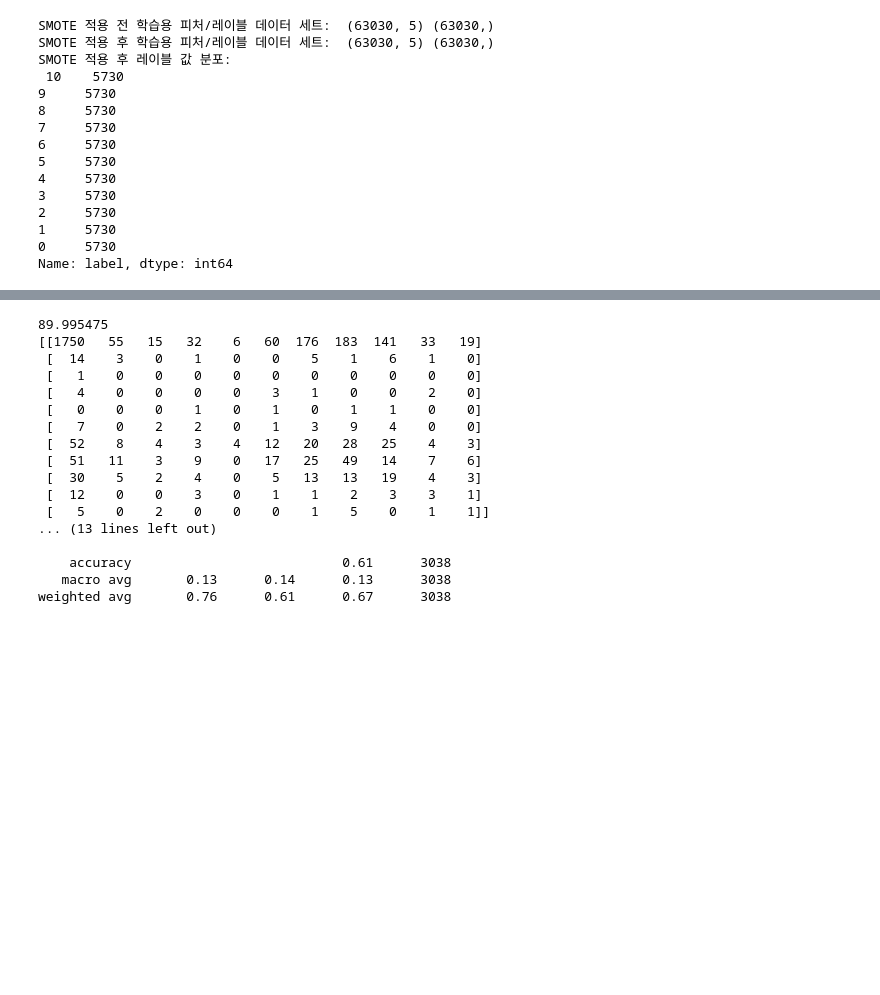
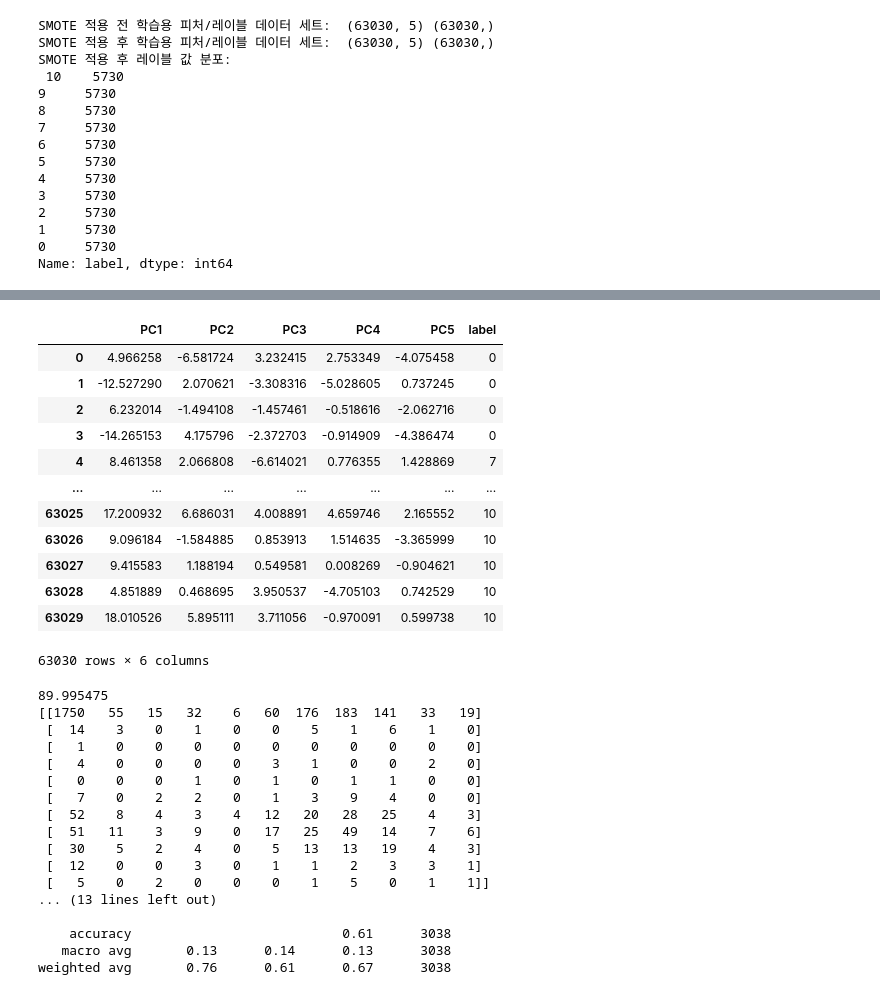
Before and after one commit to gjwlsdnr0115/Customer-Predict-Model, a Jupyter notebook: model_pretrain.ipynb, the cells around one changed output, grey strips where cells are left out. Drawn from its saved outputs; the diff is of its cells as text; code cells hidden in the pictures; blank space fills up the shorter version.

```diff
--- a/model_pretrain.ipynb
+++ b/model_pretrain.ipynb
@@ -144,3 +151,19 @@ Name: label, dtype: int64
+# %%
+temp
+# %% [output]
+|  | PC1 | PC2 | PC3 | PC4 | PC5 | label |
+| 0 | 4.966258 | -6.581724 | 3.232415 | 2.753349 | -4.075458 | 0 |
+| 1 | -12.527290 | 2.070621 | -3.308316 | -5.028605 | 0.737245 | 0 |
+| 2 | 6.232014 | -1.494108 | -1.457461 | -0.518616 | -2.062716 | 0 |
+| 3 | -14.265153 | 4.175796 | -2.372703 | -0.914909 | -4.386474 | 0 |
+| 4 | 8.461358 | 2.066808 | -6.614021 | 0.776355 | 1.428869 | 7 |
+| ... | ... | ... | ... | ... | ... | ... |
+| 63025 | 17.200932 | 6.686031 | 4.008891 | 4.659746 | 2.165552 | 10 |
+| 63026 | 9.096184 | -1.584885 | 0.853913 | 1.514635 | -3.365999 | 10 |
+| 63027 | 9.415583 | 1.188194 | 0.549581 | 0.008269 | -0.904621 | 10 |
+| 63028 | 4.851889 | 0.468695 | 3.950537 | -4.705103 | 0.742529 | 10 |
+| 63029 | 18.010526 | 5.895111 | 3.711056 | -0.970091 | 0.599738 | 10 |
+63030 rows × 6 columns
 # %%
 def forest_test(X_Train, X_Test, Y_Train, Y_Test):
     start = time.process_time()
```
Also changed, not shown: parts of 2 cells of this notebook.
